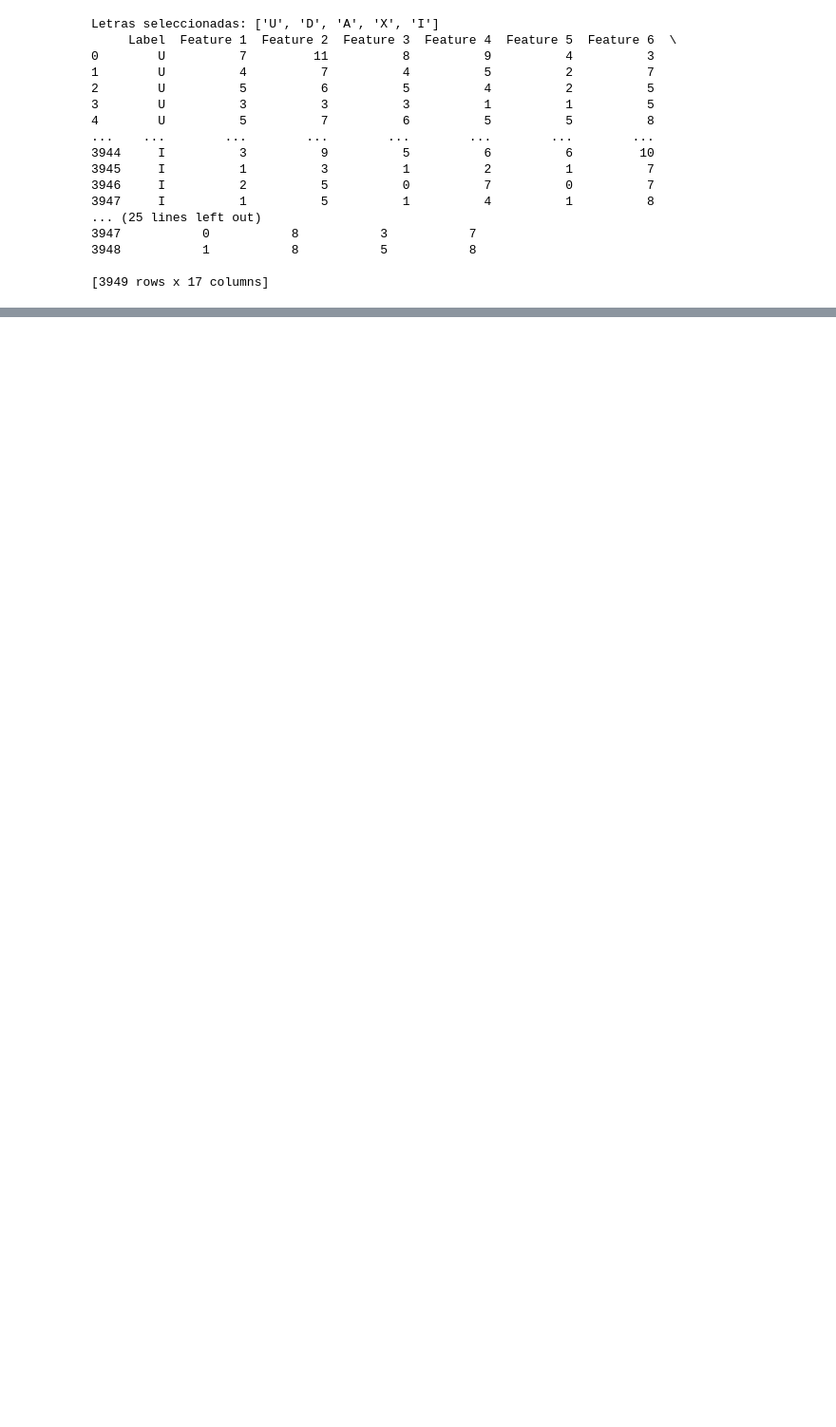
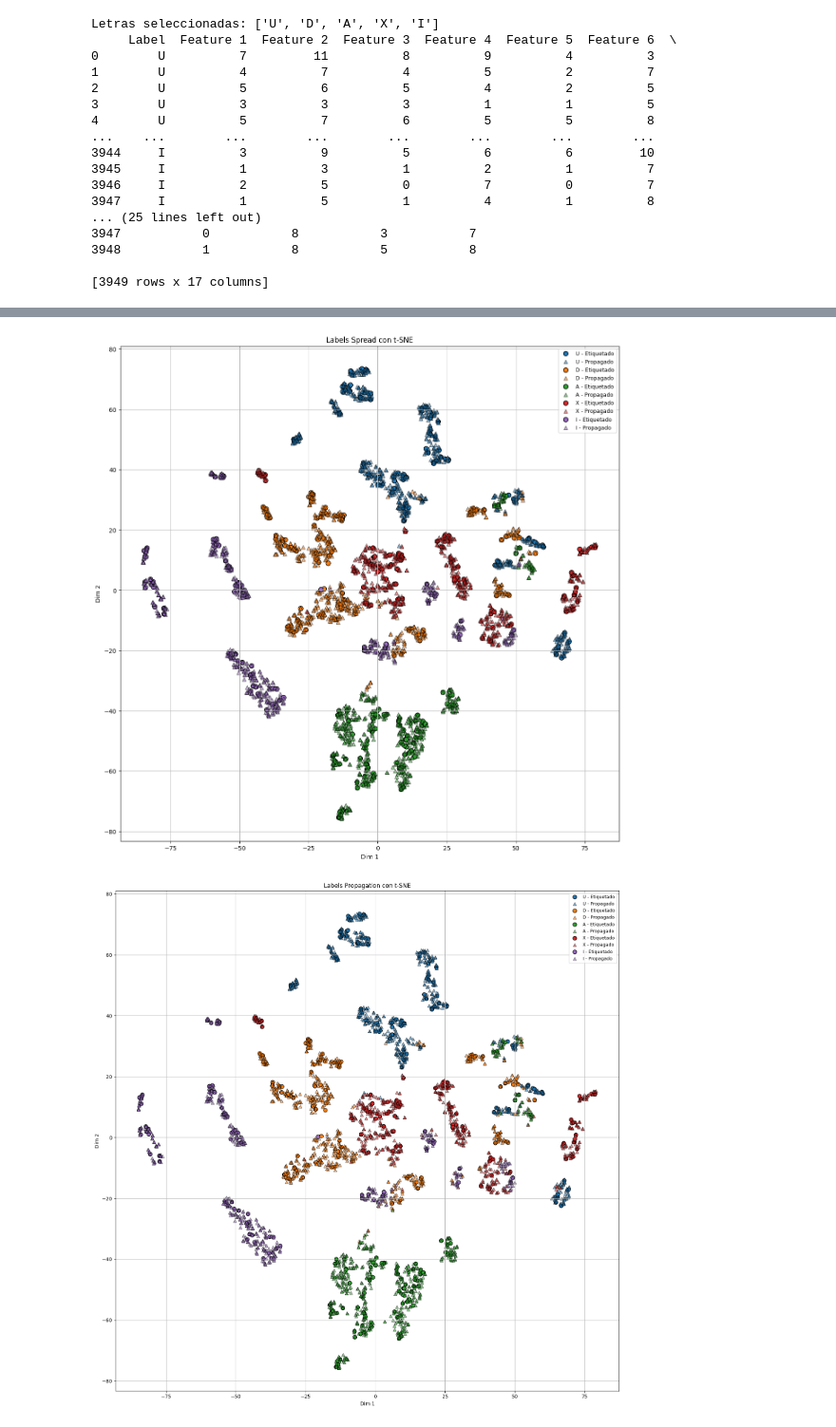
Before and after one commit to JeffAsDRK/Semana_4_ANS, a Jupyter notebook: S4_Lab_Int_4.ipynb, the cells around one changed output, grey strips where cells are left out. Shown at 95% size. Cells and saved outputs as stored; diff of their text form; code cells hidden in the pictures; blank space fills up the shorter version.

```diff
--- a/S4_Lab_Int_4.ipynb
+++ b/S4_Lab_Int_4.ipynb
@@ -473,0 +533,59 @@ print(df_total_filtrado)
+# %%
+# Optimizado
+for name, labels in labels_a.items():
+    clases_unicas = np.unique(labels)
+    num_classes = len(clases_unicas)
+
+    # Colormap y normalización
+    colormap = ListedColormap(plt.cm.tab10.colors[:num_classes])
+    norm = Normalize(vmin=0, vmax=num_classes - 1)
+
+    # Crear figura
+    plt.figure(figsize=(15, 15))
+
+    for clase in clases_unicas:
+        letra = codigo_a_letra.get(clase, "?")
+        etiqueta = f"{letra}"
+
+        # Índices por clase
+        idx_labeled_clase = (labels == clase) & idx_labeled
+        idx_unlabeled_clase = (labels == clase) & idx_unlabeled
+
+        # Graficar datos etiquetados
+        plt.scatter(
+            X_2d[idx_labeled_clase, 0],
+            X_2d[idx_labeled_clase, 1],
+            c=[clase] * np.sum(idx_labeled_clase),
+            cmap=colormap,
+            norm=norm,
+            marker="o",
+            edgecolor="k",
+            s=60,
+            label=f"{etiqueta} - Etiquetado"
+        )
+
+        # Graficar datos propagados
+        plt.scatter(
+            X_2d[idx_unlabeled_clase, 0],
+            X_2d[idx_unlabeled_clase, 1],
+            c=[clase] * np.sum(idx_unlabeled_clase),
+            cmap=colormap,
+            norm=norm,
+            marker="^",
+            edgecolor="k",
+            s=40,
+            alpha=0.5,
+            label=f"{etiqueta} - Propagado"
+        )
+
+    plt.title(f"{name} con t-SNE")
+    plt.xlabel("Dim 1")
+    plt.ylabel("Dim 2")
+    plt.legend(loc="best", fontsize=9)
+    plt.grid(True)
+
+plt.tight_layout()
+plt.show()
+# %% [output]
+[figure, added]
+[figure, added]
```
Also changed, not shown: parts of 14 cells of this notebook, 1 other file.
